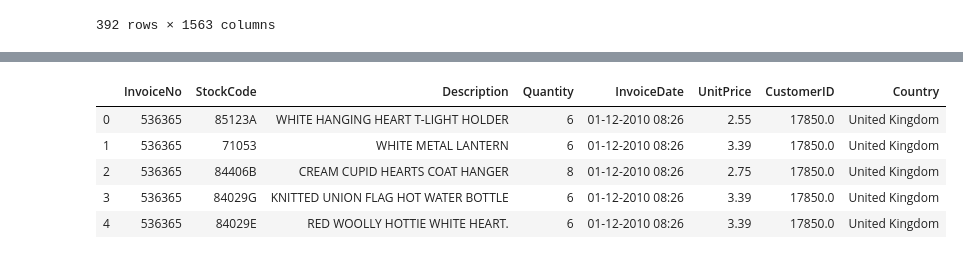
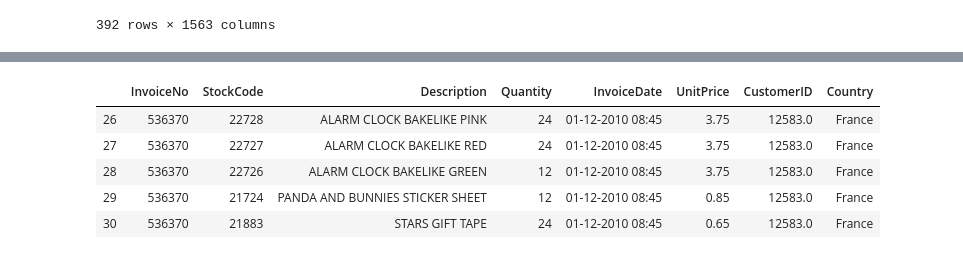
Before and after one commit to jaydbendre/Data-Mining-And-Buisness-Intelligence-Semester-6, a Jupyter notebook: Experiment12/Experiment12.ipynb, the cells around one changed output, grey strips where cells are left out. Saved outputs shown, nothing was run; the diff lists cells and outputs as text; code cells hidden in the pictures.

```diff
--- a/Experiment12/Experiment12.ipynb
+++ b/Experiment12/Experiment12.ipynb
@@ -150,18 +150,19 @@ fig.update_layout(margin=dict(
     ),)
 fig.show()
 # %%
+import pandas as pd
 new_data = pd.DataFrame(pd.read_csv(
     "Online Retail.csv"
 ))
-
+new_data = new_data[new_data["Country"] == "France"]
 new_data.head()
 # %% [output]
 |  | InvoiceNo | StockCode | Description | Quantity | InvoiceDate | UnitPrice | CustomerID | Country |
-| 0 | 536365 | 85123A | WHITE HANGING HEART T-LIGHT HOLDER | 6 | 01-12-2010 08:26 | 2.55 | 17850.0 | United Kingdom |
-| 1 | 536365 | 71053 | WHITE METAL LANTERN | 6 | 01-12-2010 08:26 | 3.39 | 17850.0 | United Kingdom |
-| 2 | 536365 | 84406B | CREAM CUPID HEARTS COAT HANGER | 8 | 01-12-2010 08:26 | 2.75 | 17850.0 | United Kingdom |
-| 3 | 536365 | 84029G | KNITTED UNION FLAG HOT WATER BOTTLE | 6 | 01-12-2010 08:26 | 3.39 | 17850.0 | United Kingdom |
-| 4 | 536365 | 84029E | RED WOOLLY HOTTIE WHITE HEART. | 6 | 01-12-2010 08:26 | 3.39 | 17850.0 | United Kingdom |
+| 26 | 536370 | 22728 | ALARM CLOCK BAKELIKE PINK | 24 | 01-12-2010 08:45 | 3.75 | 12583.0 | France |
+| 27 | 536370 | 22727 | ALARM CLOCK BAKELIKE RED | 24 | 01-12-2010 08:45 | 3.75 | 12583.0 | France |
+| 28 | 536370 | 22726 | ALARM CLOCK BAKELIKE GREEN | 12 | 01-12-2010 08:45 | 3.75 | 12583.0 | France |
+| 29 | 536370 | 21724 | PANDA AND BUNNIES STICKER SHEET | 12 | 01-12-2010 08:45 | 0.85 | 12583.0 | France |
+| 30 | 536370 | 21883 | STARS GIFT TAPE | 24 | 01-12-2010 08:45 | 0.65 | 12583.0 | France |
 # %%
 item_seq = dict()
 # new_data = new_data[:600]
```
Also changed, not shown: parts of 4 cells of this notebook, 2 other files.
